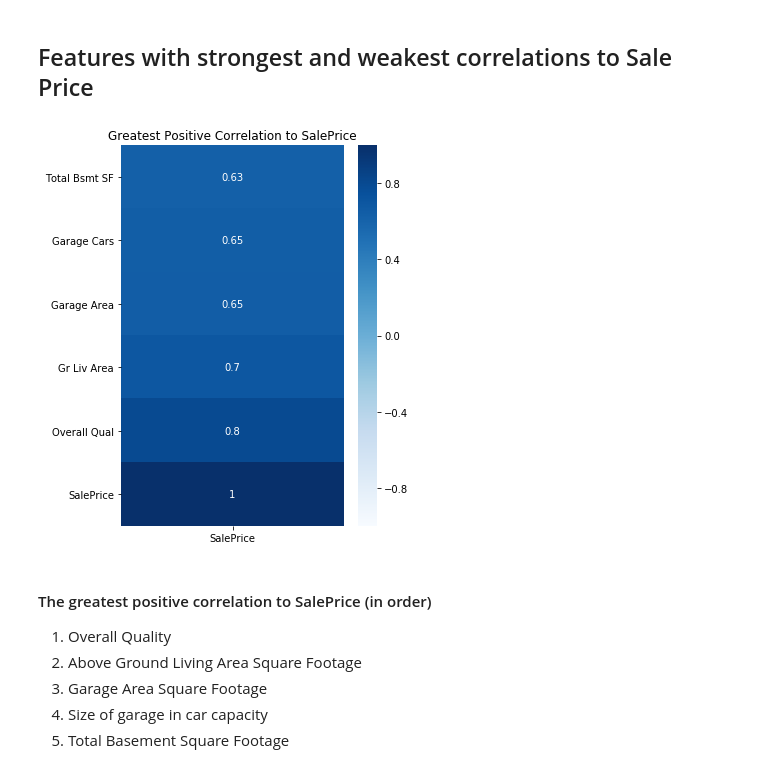
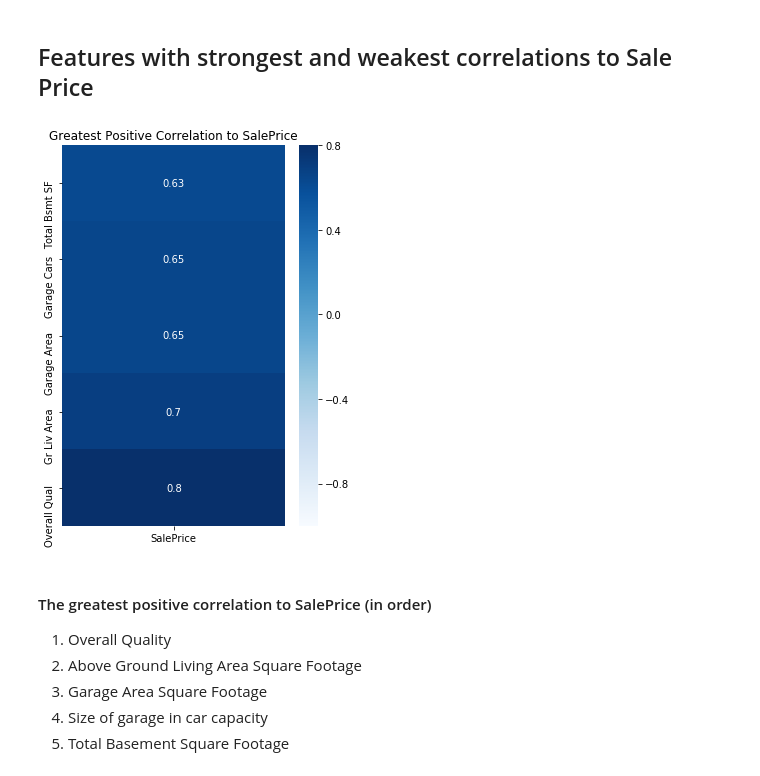
Before and after one commit to MichaelKnight4714/Projects, a Jupyter notebook: Projects/House Pricing Predictor/Ames_Housing_Price_Predictor.ipynb, the cells around one changed output. Drawn from its saved outputs; the diff is of its cells as text; code cells hidden in the pictures.

```diff
--- a/Projects/House Pricing Predictor/Project_2_Ames_Housing_-FINAL_DRAFT-Michael.ipynb
+++ b/Projects/House Pricing Predictor/Ames_Housing_Price_Predictor.ipynb
@@ -546,14 +535,14 @@ Index(['Id', 'PID', 'Lot Frontage', 'Lot Area', 'Overall Qual', 'Overall Cond',
 # %%
 # check out the five columns with the greatest negative correlation to SalePrice
 # In order: 'Overall Qual', 'Gr Liv Area', 'Garage Area', 'Garage Cars', 'Total Bsmt SF'
 
 #make a heatmap
 plt.figure(figsize=(5,7))
 plt.title('Greatest Positive Correlation to SalePrice') #set title
-sns.heatmap(train.corr()[['SalePrice']].sort_values('SalePrice').tail(6), cmap='Blues', annot=True, vmin=-1);
-#set blue for positive
+sns.heatmap(train.corr()[['SalePrice']].sort_values('SalePrice').iloc[-6:-1], cmap='Blues', annot=True, vmin=-1);
+#set blue for positive, use iloc[-6, -1] so as not to include 'SalePrice', which obviously has the highest corr
 # %% [output]
-[figure, old version]
+[figure, new version]
 # %% [markdown]
 #### The greatest positive correlation to SalePrice (in order)
 1.  Overall Quality
```
Also changed, not shown: parts of 50 cells of this notebook, 6 other files.
